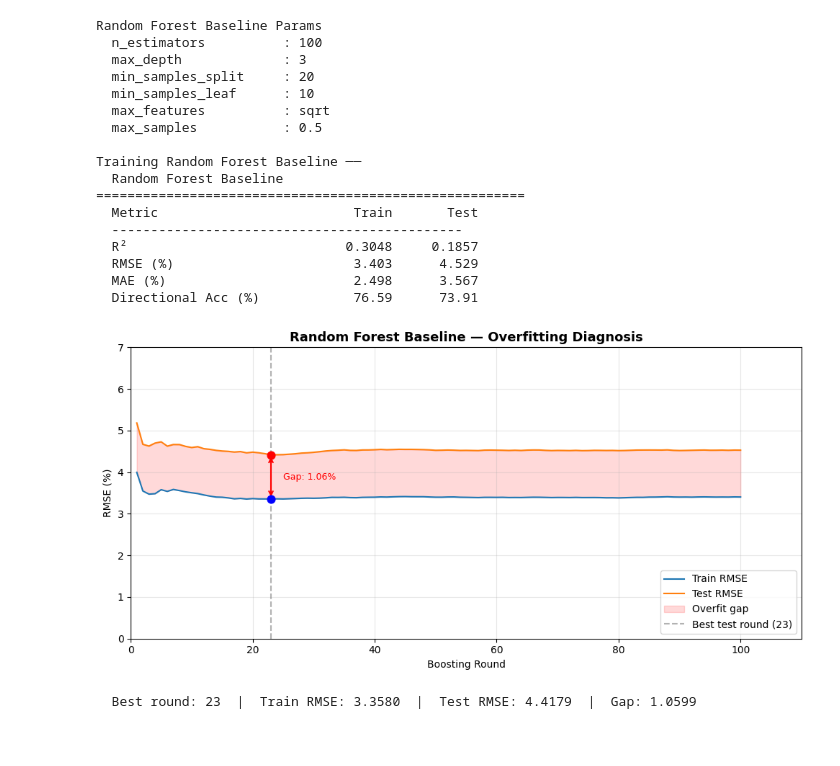
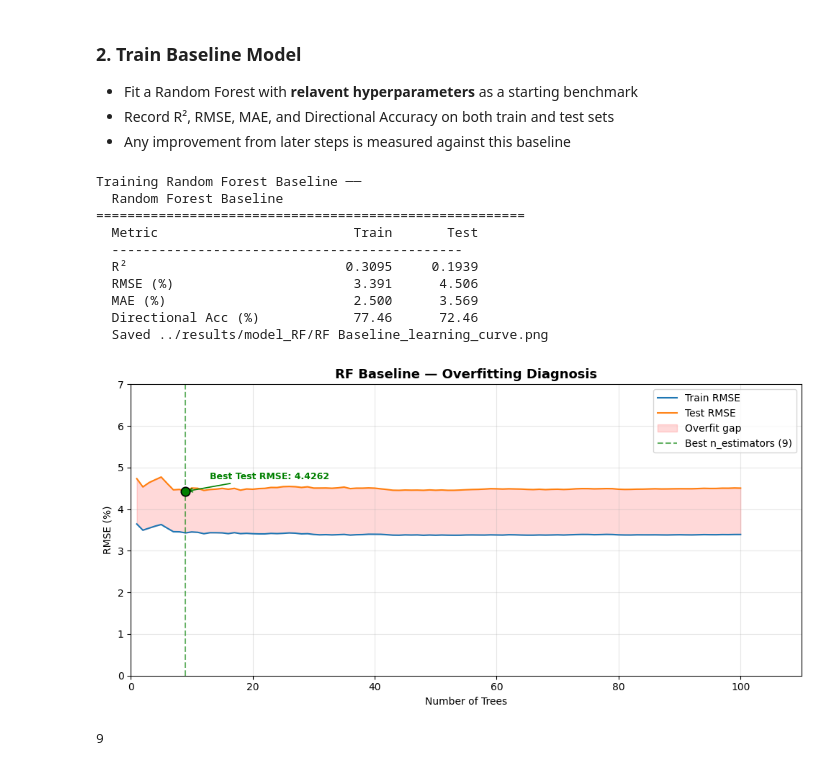
Before and after one commit to ashan-shashika/macroeconomic-impact-stock-ml, a Jupyter notebook: notebooks/06_random_forest.ipynb, the cells around one changed output. Drawn from its saved outputs; the diff is of its cells as text; code cells hidden in the pictures; blank space fills up the shorter version.

```diff
--- a/notebooks/06_random_forest.ipynb
+++ b/notebooks/06_random_forest.ipynb
@@ -40,78 +49,41 @@ print(f"  Features         : {len(FEATURE_COLS)}")
+# %% [markdown]
+### 2. Train Baseline Model
+- Fit a Random Forest with **relavent hyperparameters** as a starting benchmark
+- Record R², RMSE, MAE, and Directional Accuracy on both train and test sets
+- Any improvement from later steps is measured against this baseline
 # %%
-# RF_PARAMS = {
-#     'n_estimators'     : 300,
-#     'max_depth'        : 8,
-#     'min_samples_split': 20,
-#     'min_samples_leaf' : 10,
-#     'max_features'     : 0.5,
-#     'bootstrap'        : True,
-#     'oob_score'        : True,
-#     'n_jobs'           : -1,
-# }
-
 RF_PARAMS = {
     'n_estimators'     : 100,
     'max_depth'        : 3,
     'min_samples_split': 20,
     'min_samples_leaf' : 10,
-
     'max_features'     : 'sqrt',
-
     'max_samples'      : 0.5,
+    'random_state'     : 42
 }
-
-print("\nRandom Forest Baseline Params")
-for k, v in RF_PARAMS.items():
-    print(f"  {k:<22}: {v}")
 
 
 print("\nTraining Random Forest Baseline ──")
 rf_model = RandomForestRegressor(**RF_PARAMS)
 rf_model.fit(X_train, y_train)
 
 
 ev_rf_base = evaluate_model(
         rf_model, X_train, y_train,
         X_test, y_test, "Random Forest Baseline"
     )
 
-def collect_rf_learning_curve(rf_model, X_train, y_train, X_test, y_test):
-    """Build per-tree train/test RMSE, matching XGBoost's evals_result format."""
-    from sklearn.metrics import mean_squared_error
-
-    train_rmse, test_rmse = [], []
-    train_sum = np.zeros(len(y_train))
-    test_sum  = np.zeros(len(y_test))
-
-    for i, tree in enumerate(rf_model.estimators_, 1):
-        train_sum += tree.predict(X_train)
-        test_sum  += tree.predict(X_test)
-
-        train_rmse.append(np.sqrt(mean_squared_error(y_train, train_sum / i)))
-        test_rmse.append(np.sqrt(mean_squared_error(y_test,  test_sum / i)))
-
-    return {'train': {'rmse': train_rmse}, 'test': {'rmse': test_rmse}}
-
-
-rf_evals = collect_rf_learning_curve(rf_model, X_train, y_train, X_test, y_test)
-plot_learning_curve(rf_evals, model_name="Random Forest Baseline")
+plot_rf_learning_curve(rf_model, X_train, y_train, X_test, y_test, "RF Baseline")
 # %% [output]
-Random Forest Baseline Params
-  n_estimators          : 100
-  max_depth             : 3
-  min_samples_split     : 20
-  min_samples_leaf      : 10
-  max_features          : sqrt
-  max_samples           : 0.5
-
 Training Random Forest Baseline ──
   Random Forest Baseline
 =======================================================
   Metric                         Train       Test
   ---------------------------------------------
-  R²                            0.3048     0.1857
-  RMSE (%)                       3.403      4.529
-  MAE (%)                        2.498      3.567
-  Directional Acc (%)            76.59      73.91
+  R²                            0.3095     0.1939
+  RMSE (%)                       3.391      4.506
+  MAE (%)                        2.500      3.569
+  Directional Acc (%)            77.46      72.46
+  Saved ../results/model_RF/RF Baseline_learning_curve.png
-[figure, old version]
+[figure, new version]
-  Best round: 23  |  Train RMSE: 3.3580  |  Test RMSE: 4.4179  |  Gap: 1.0599
+9
```
Also changed, not shown: parts of 19 cells of this notebook, 10 other files.
